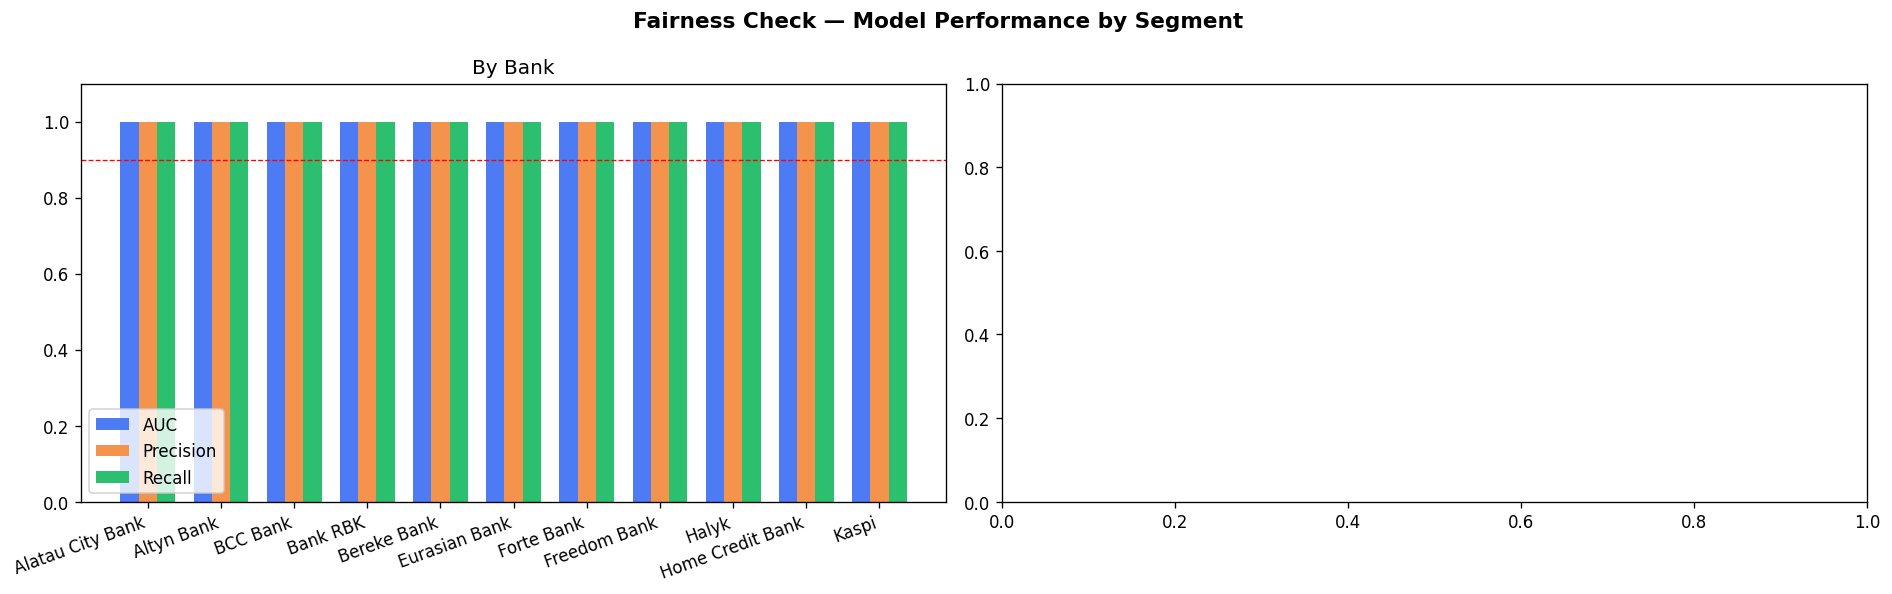
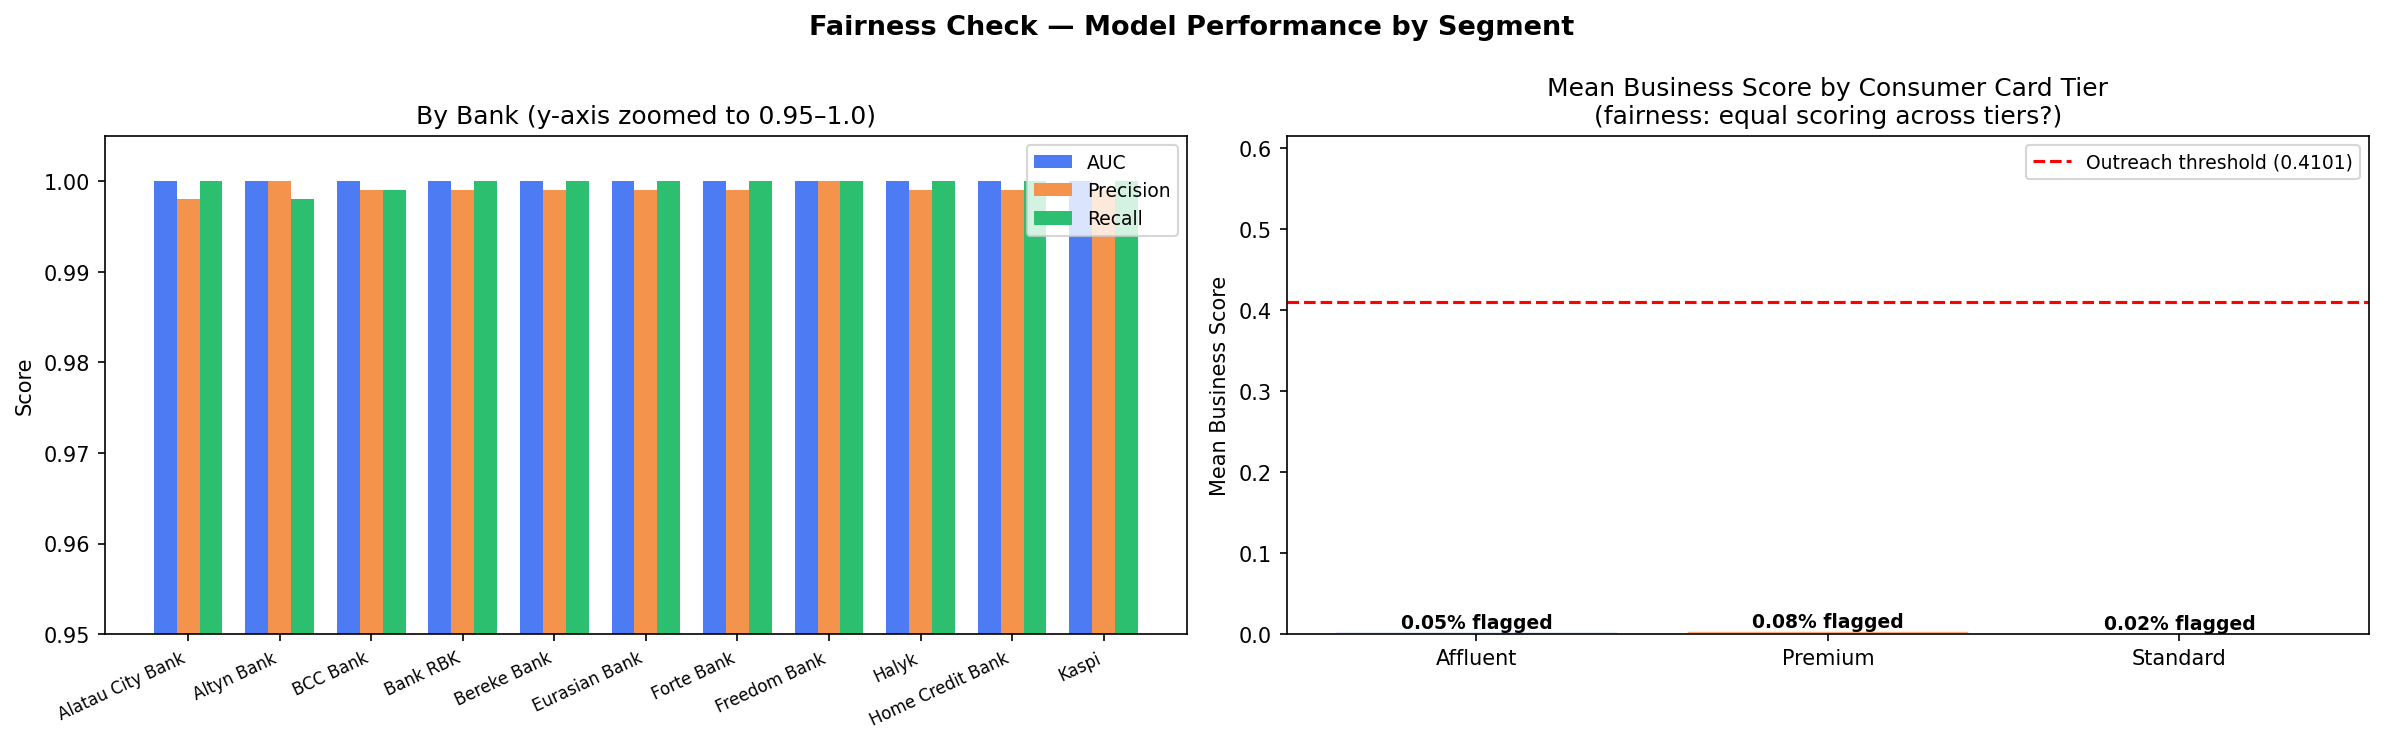
Code edit (unified diff) that turned the first committed figure into the second:
--- before
+++ after
@@ -2,23 +2,30 @@
 fig.suptitle("Fairness Check — Model Performance by Segment", fontsize=13, fontweight="bold")
 
-# By bank
-if not bank_perf.empty:
-    x = range(len(bank_perf))
-    w = 0.25
-    axes[0].bar([i-w for i in x], bank_perf["AUC"],       width=w, label="AUC",       color="#4C7BF4")
-    axes[0].bar([i   for i in x], bank_perf["Precision"], width=w, label="Precision", color="#F4934C")
-    axes[0].bar([i+w for i in x], bank_perf["Recall"],    width=w, label="Recall",    color="#2DBF70")
-    axes[0].set_xticks(x); axes[0].set_xticklabels(bank_perf["bank_name"], rotation=20, ha="right")
-    axes[0].set_ylim(0, 1.1); axes[0].set_title("By Bank"); axes[0].legend()
-    axes[0].axhline(0.9, color="red", linestyle="--", linewidth=0.8, label="0.9 reference")
+# ── By bank: zoom y-axis to show small differences ───────────────────────────
+x = range(len(bank_perf)); w = 0.25
+axes[0].bar([i-w for i in x], bank_perf["AUC"],       width=w, label="AUC",       color="#4C7BF4")
+axes[0].bar([i   for i in x], bank_perf["Precision"], width=w, label="Precision", color="#F4934C")
+axes[0].bar([i+w for i in x], bank_perf["Recall"],    width=w, label="Recall",    color="#2DBF70")
+axes[0].set_xticks(x)
+axes[0].set_xticklabels(bank_perf["bank_name"], rotation=25, ha="right", fontsize=8)
+axes[0].set_ylim(0.95, 1.005)
+axes[0].set_title("By Bank (y-axis zoomed to 0.95–1.0)")
+axes[0].legend(fontsize=9)
+axes[0].set_ylabel("Score")
 
-# By card tier
-if not tier_perf.empty:
-    x = range(len(tier_perf))
-    axes[1].bar([i-w for i in x], tier_perf["AUC"],       width=w, label="AUC",       color="#4C7BF4")
-    axes[1].bar([i   for i in x], tier_perf["Precision"], width=w, label="Precision", color="#F4934C")
-    axes[1].bar([i+w for i in x], tier_perf["Recall"],    width=w, label="Recall",    color="#2DBF70")
-    axes[1].set_xticks(x); axes[1].set_xticklabels(tier_perf["card_tier"], rotation=20, ha="right")
-    axes[1].set_ylim(0, 1.1); axes[1].set_title("By Card Tier"); axes[1].legend()
+# ── By card tier: mean business score among consumer cards ────────────────────
+tier_colors = ["#4C7BF4", "#F4934C", "#2DBF70"]
+bars = axes[1].bar(tier_summary["card_tier"], tier_summary["Mean_Score"],
+                   color=tier_colors[:len(tier_summary)], alpha=0.8, edgecolor="white")
+axes[1].axhline(THRESHOLD, color="red", linestyle="--", linewidth=1.5,
+                label=f"Outreach threshold ({THRESHOLD})")
+axes[1].set_ylim(0, max(tier_summary["Mean_Score"].max() * 1.3, THRESHOLD * 1.5))
+axes[1].set_title("Mean Business Score by Consumer Card Tier
+(fairness: equal scoring across tiers?)")
+axes[1].set_ylabel("Mean Business Score")
+axes[1].legend(fontsize=9)
+for bar, pct in zip(bars, tier_summary["Pct_Flagged"]):
+    axes[1].text(bar.get_x() + bar.get_width()/2, bar.get_height() + 0.001,
+                 f"{pct*100:.2f}% flagged", ha="center", va="bottom", fontsize=9, fontweight="bold")
 
 plt.tight_layout()
@@ -26,9 +33,9 @@
 plt.show()
 
-# Summary assessment
-max_auc_gap_bank = bank_perf["AUC"].max() - bank_perf["AUC"].min() if len(bank_perf) > 1 else 0
-max_auc_gap_tier = tier_perf["AUC"].max() - tier_perf["AUC"].min() if len(tier_perf) > 1 else 0
-print(f"\nMax AUC gap across banks      : {max_auc_gap_bank:.4f}  {'✓ consistent' if max_auc_gap_bank < 0.05 else '⚠ investigate'}")
-print(f"Max AUC gap across card tiers : {max_auc_gap_tier:.4f}  {'✓ consistent' if max_auc_gap_tier < 0.05 else '⚠ investigate'}")
-print("\nNote: On synthetic data equal performance is expected. In production, monitor")
+gap_bank = bank_perf["AUC"].max() - bank_perf["AUC"].min()
+gap_tier = tier_summary["Mean_Score"].max() - tier_summary["Mean_Score"].min()
+print(f"Max AUC gap across banks           : {gap_bank:.4f}  {'✓ consistent' if gap_bank < 0.05 else '⚠ investigate'}")
+print(f"Max mean-score gap across tiers    : {gap_tier:.4f}  {'✓ consistent' if gap_tier < 0.05 else '⚠ investigate'}")
+print("
+Note: On synthetic data equal performance is expected. In production, monitor")
 print("for disparate impact — especially if segments map to proxies for protected attributes.")

Commit: Fix fairness charts: zoom bank AUC axis, replace blank tier chart with consumer score distribution